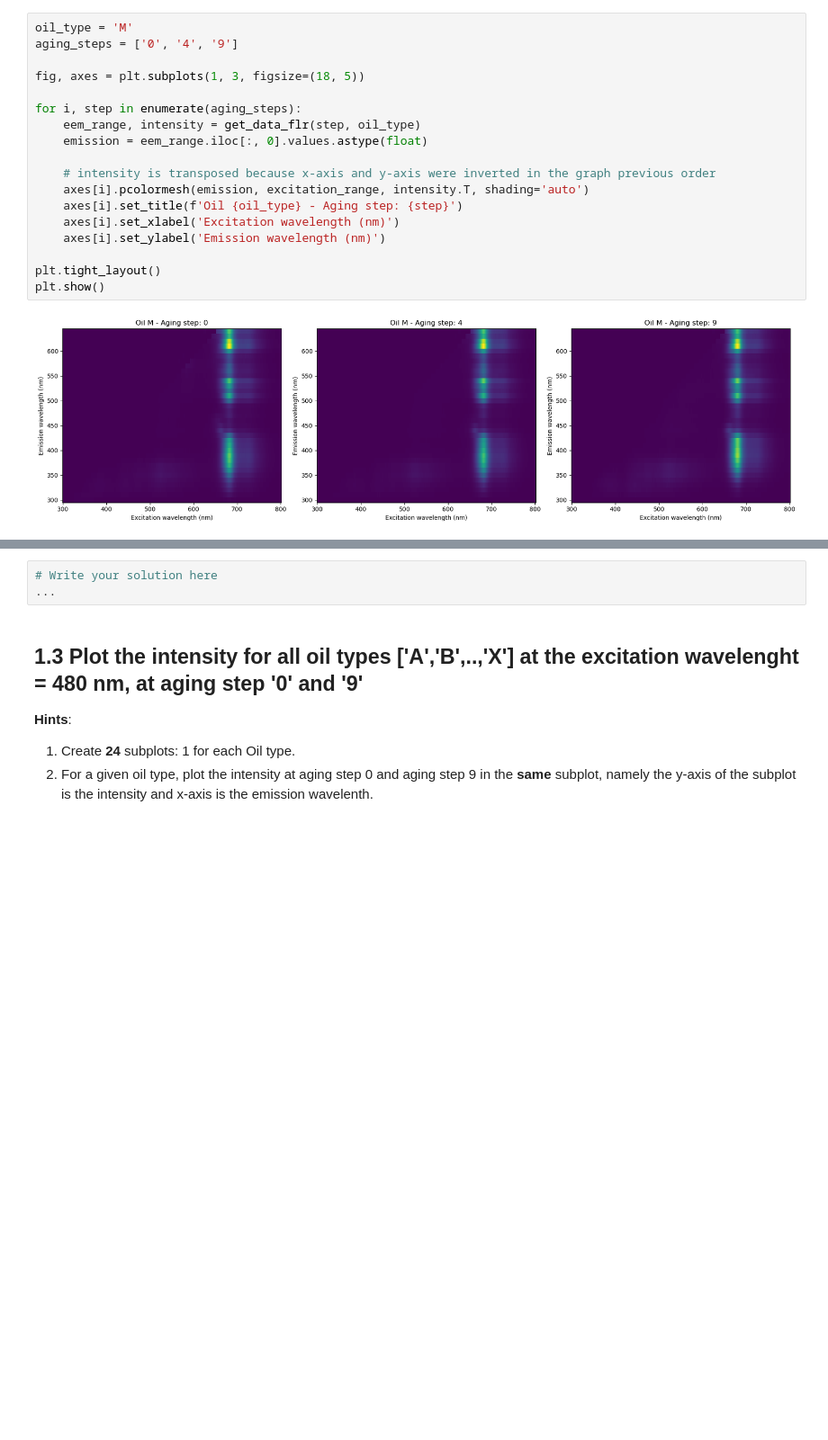
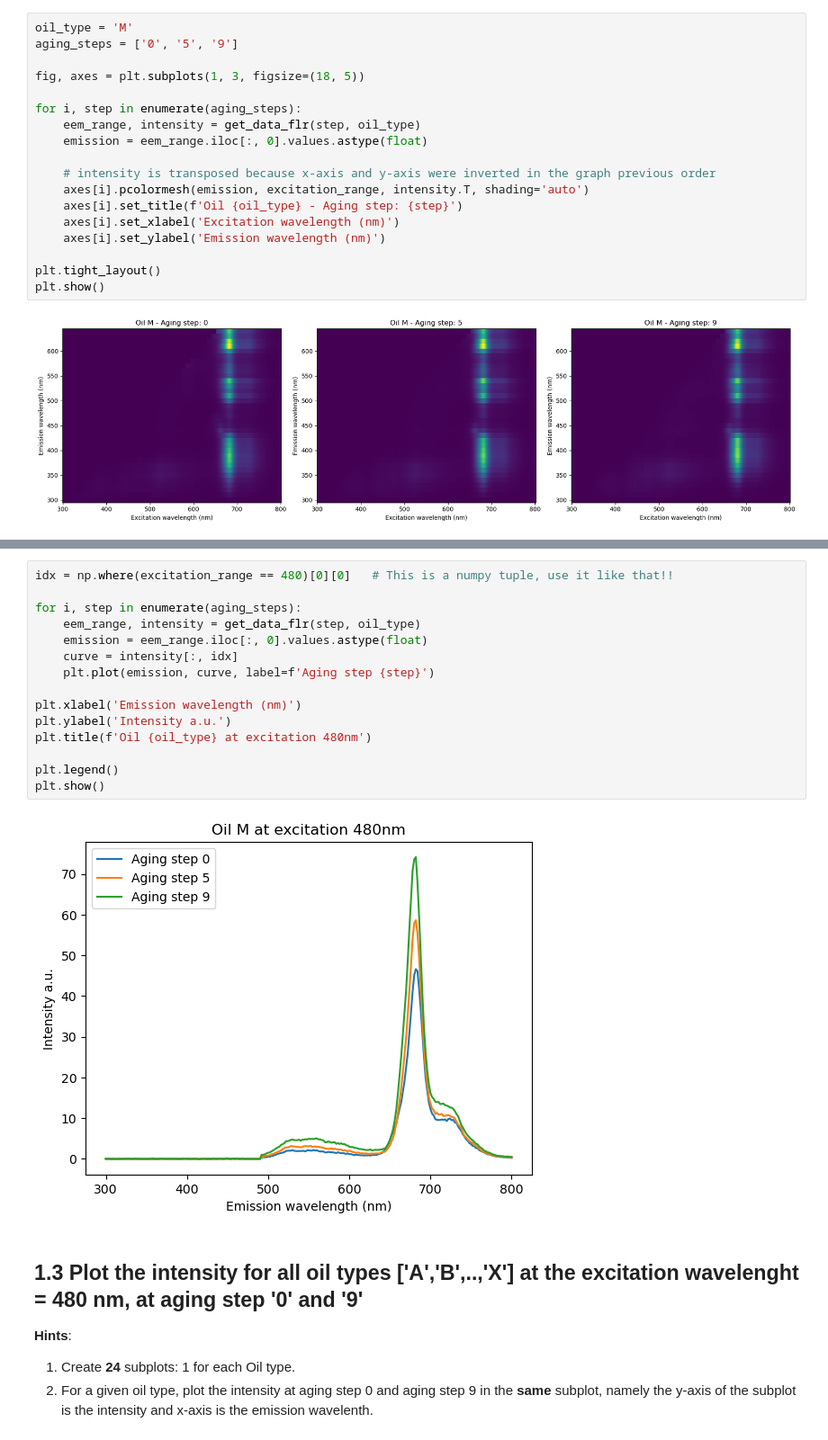
Before and after one commit to slymachenko/olive-oil-quality-prediction, a Jupyter notebook: main.ipynb, the cells around one changed output, grey strips where cells are left out. Shown at 90% size. Saved outputs shown, nothing was run; the diff lists cells and outputs as text; blank space fills up the shorter version.

```diff
--- a/main.ipynb
+++ b/main.ipynb
@@ -250,7 +250,7 @@ Hints:
 4. You can use the function `pcolormesh` function from matplotlib library to create the plots above.
 # %%
 oil_type = 'M'
-aging_steps = ['0', '4', '9']
+aging_steps = ['0', '5', '9']
 
 fig, axes = plt.subplots(1, 3, figsize=(18, 5))
 
@@ -278,8 +278,22 @@ plt.show()
 We expect a plot like:
 ![initensity_plot.PNG](attachment:initensity_plot.PNG)
 # %%
-# Write your solution here
-...
+idx = np.where(excitation_range == 480)[0][0]   # This is a numpy tuple, use it like that!!
+
+for i, step in enumerate(aging_steps):
+    eem_range, intensity = get_data_flr(step, oil_type)
+    emission = eem_range.iloc[:, 0].values.astype(float)
+    curve = intensity[:, idx]
+    plt.plot(emission, curve, label=f'Aging step {step}')
+
+plt.xlabel('Emission wavelength (nm)')
+plt.ylabel('Intensity a.u.')
+plt.title(f'Oil {oil_type} at excitation 480nm')
+
+plt.legend()
+plt.show()
+# %% [output]
+[figure, added]
 # %% [markdown]
 ## 1.3 Plot the intensity for **all** oil types ['A','B',..,'X'] at the excitation wavelenght = 480 nm, at aging step '0' and '9'
 **Hints**:
```
Also changed, not shown: parts of 3 cells of this notebook.
